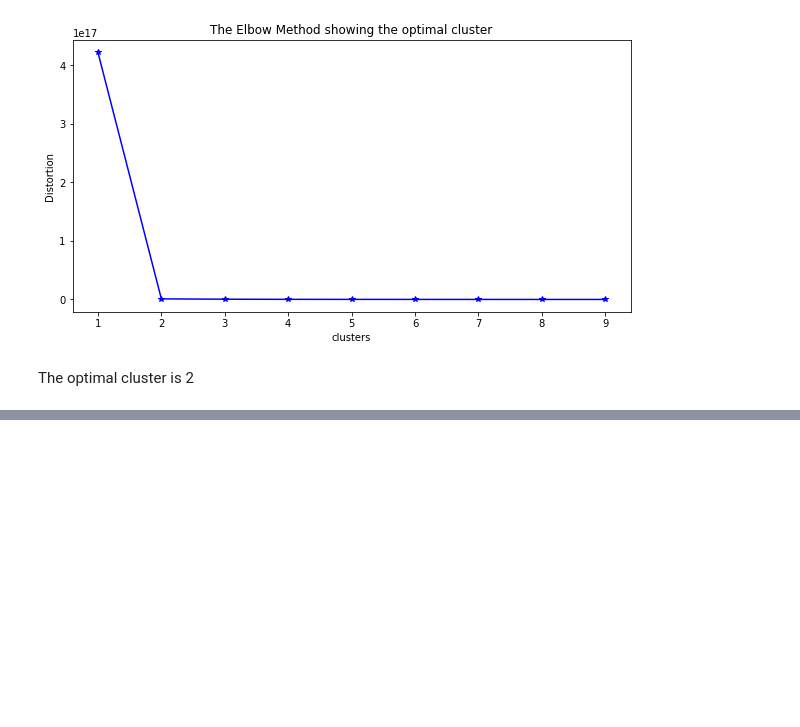
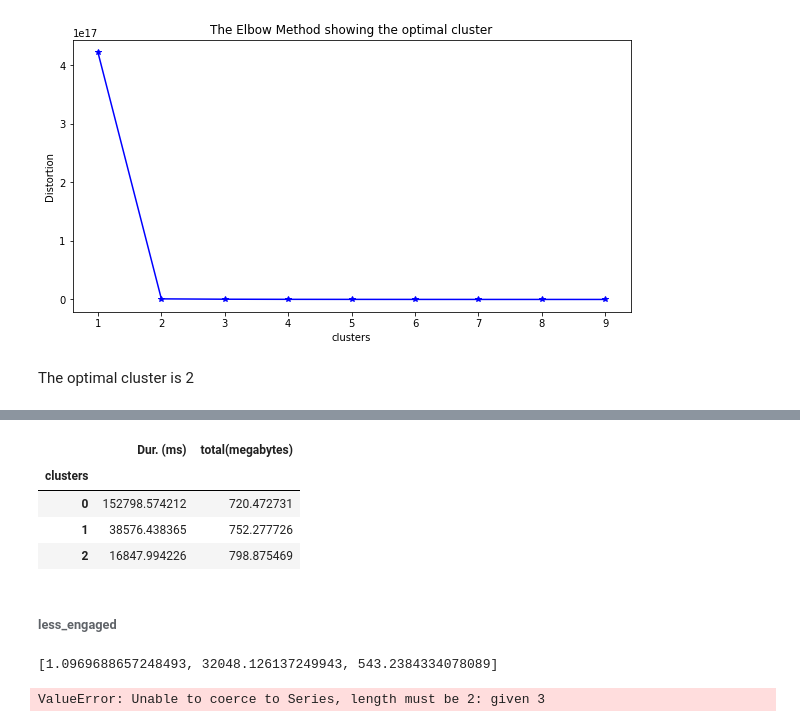
Before and after one commit to skevin-dev/telecommunication_user_analytics, a Jupyter notebook: notebooks/Engagement_analyses.ipynb, the cells around one changed output, grey strips where cells are left out. Drawn from its saved outputs; the diff is of its cells as text; code cells hidden in the pictures; blank space fills up the shorter version.

```diff
--- a/notebooks/Engagement_analyses.ipynb
+++ b/notebooks/Engagement_analyses.ipynb
@@ -401,0 +419,19 @@ The optimal cluster is 2
+# %%
+df4.groupby('clusters').agg({'Dur. (ms)':'mean','total(megabytes)':'mean'})
+# %% [output]
+|  | Dur. (ms) | total(megabytes) |
+| clusters |  |  |
+| 0 | 152798.574212 | 720.472731 |
+| 1 | 38576.438365 | 752.277726 |
+| 2 | 16847.994226 | 798.875469 |
+# %% [markdown]
+###### less_engaged
+# %%
+less_engaged_cluster_centroids = kmeans.cluster_centers_[0].tolist()
+less_engaged_cluster_centroids
+# %% [output]
+[1.0969688657248493, 32048.126137249943, 543.2384334078089]
+# %%
+df4['Experience score'] = np.array(df4[['Dur. (ms)','total(megabytes)']].sub(less_engaged_cluster_centroids, axis=1).pow(2).sum(axis=1).pow(.5)) * 100
+# %% [output]
+ValueError: Unable to coerce to Series, length must be 2: given 3
```
Also changed, not shown: parts of 1 cell of this notebook.
